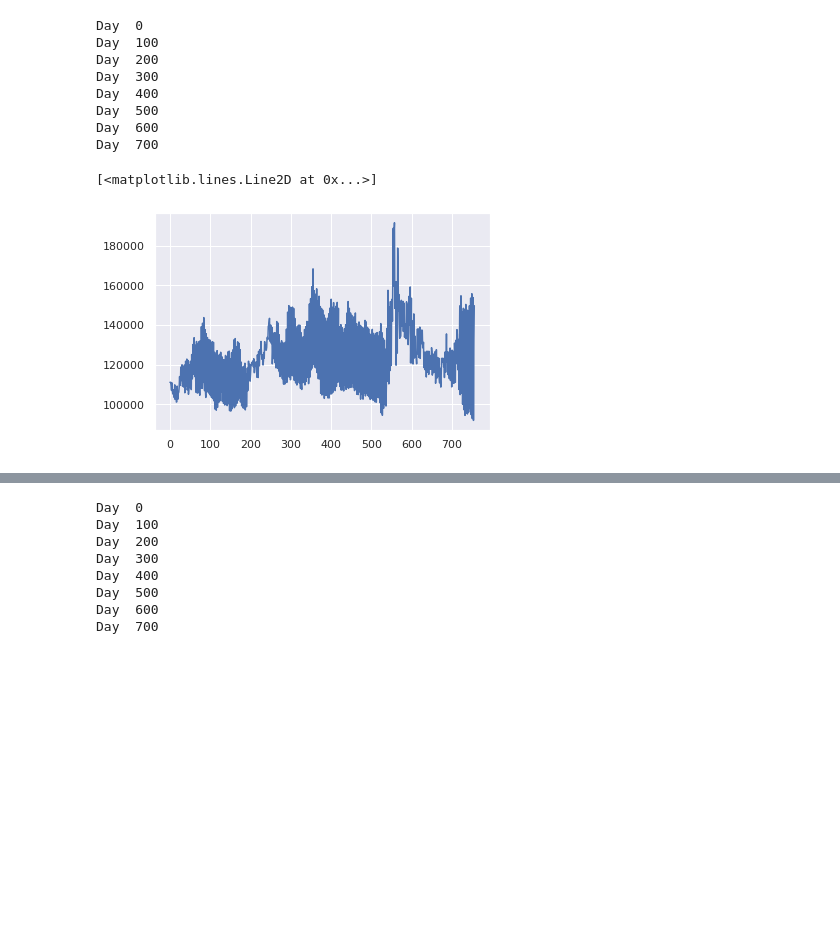
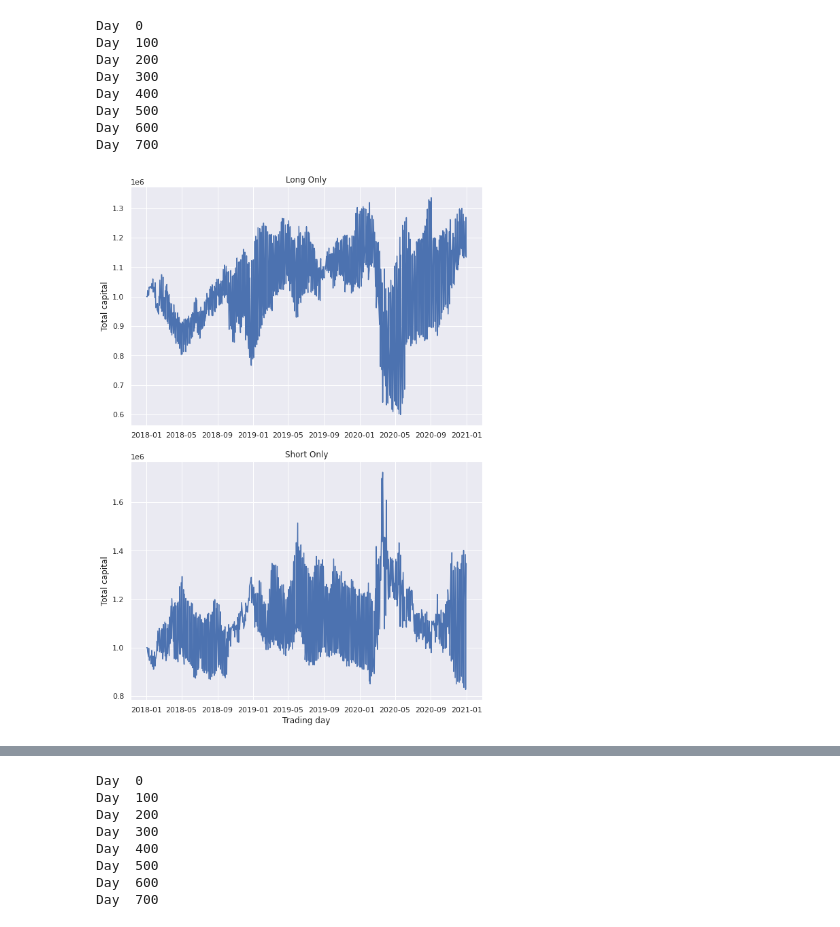
Before and after one commit to jradhima/thesis-leuven, a Jupyter notebook: trading_proper.ipynb, the cells around one changed output, grey strips where cells are left out. Drawn from its saved outputs; the diff is of its cells as text; code cells hidden in the pictures; blank space fills up the shorter version.

```diff
--- a/trading_proper.ipynb
+++ b/trading_proper.ipynb
@@ -64,7 +64,7 @@ def trading_long(buy_prices, sell_prices, sentiments, holding_days, n_shares, da
 
     return final_capital / capital, positions, long_amounts
 # %%
-ratio, _, daily_amounts = trading_long(prices['Open'], prices['Close'], clean_sentiments['stanza_body'], 3, 3, len(sentiments.index))
+ratio, _, long_amounts = trading_long(prices['Open'], prices['Close'], clean_sentiments['stanza_body'], 3, 3, len(sentiments.index))
 # %% [output]
 Day  0
 Day  100
@@ -81,0 +81,11 @@ plt.plot(daily_amounts)
+# %%
+plt.figure(figsize=(12, 6))  # Adjust figure size if needed
+plt.rcParams.update({'font.size': 16})
+plt.plot(sentiments.index, [x * 9 for x in daily_amounts])
+
+# Adding labels and title
+plt.xlabel('trading day')
+plt.ylabel('total capital')
+plt.title('long only');
+plt.tight_layout();
+plt.savefig('long_only.jpg');
@@ -115,7 +127,7 @@ def trading_short(buy_prices, sell_prices, sentiments, holding_days, n_shares, d
 
     return final_capital / capital, positions, short_amounts
 # %%
-ratio, _, daily_amounts = trading_short(prices['Open'], prices['Close'], clean_sentiments['stanza_body'], 3, 3, len(sentiments.index))
+ratio, _, short_amounts = trading_short(prices['Open'], prices['Close'], clean_sentiments['stanza_body'], 3, 3, len(sentiments.index))
 # %% [output]
 Day  0
 Day  100
@@ -126,7 +138,27 @@ Day  500
 Day  600
 Day  700
 # %%
-plt.plot(daily_amounts)
+plt.rcParams.update({'font.size': 16})
+fig, (ax1, ax2) = plt.subplots(2, 1, figsize=(8.3, 11.7))
+
+ax1.plot(sentiments.index, [x * 9 for x in long_amounts])
+ax1.set_ylabel('Total capital')
+ax1.set_title('Long Only')
+
+
+ax2.plot(sentiments.index, [x * 9 for x in short_amounts])
+
+ax2.set_xlabel('Trading day')
+ax2.set_ylabel('Total capital')
+ax2.set_title('Short Only')
+
+# Adjust layout
+plt.tight_layout()
+
+# Save the combined plot as an image
+plt.savefig('distinct_long_short.jpg', dpi=300)
+
+# Show the plot
+plt.show();
 # %% [output]
-[<matplotlib.lines.Line2D at 0x...>]
-[figure, old version]
+[figure, new version]
```
Also changed, not shown: parts of 8 cells of this notebook, 2 other files.
